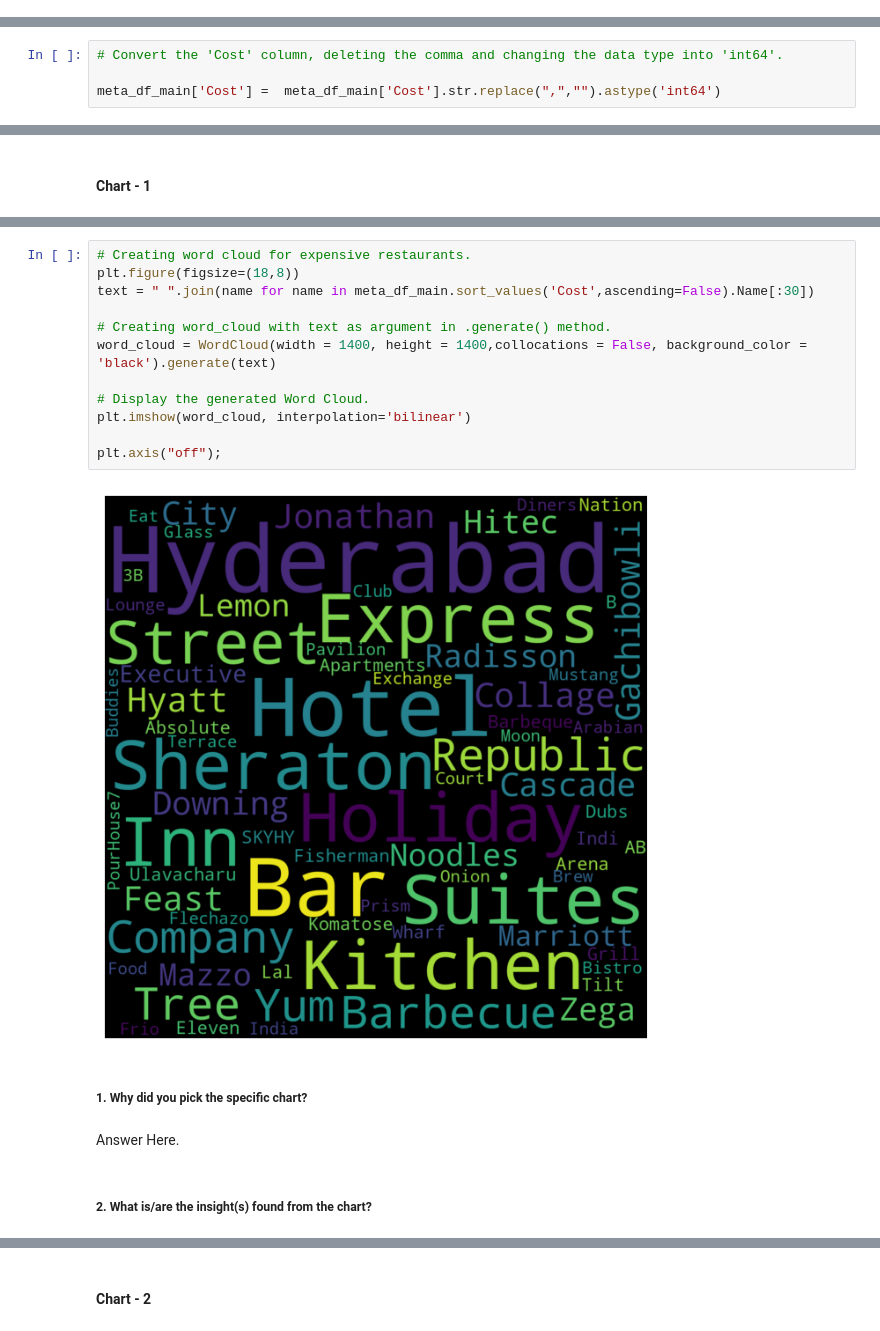
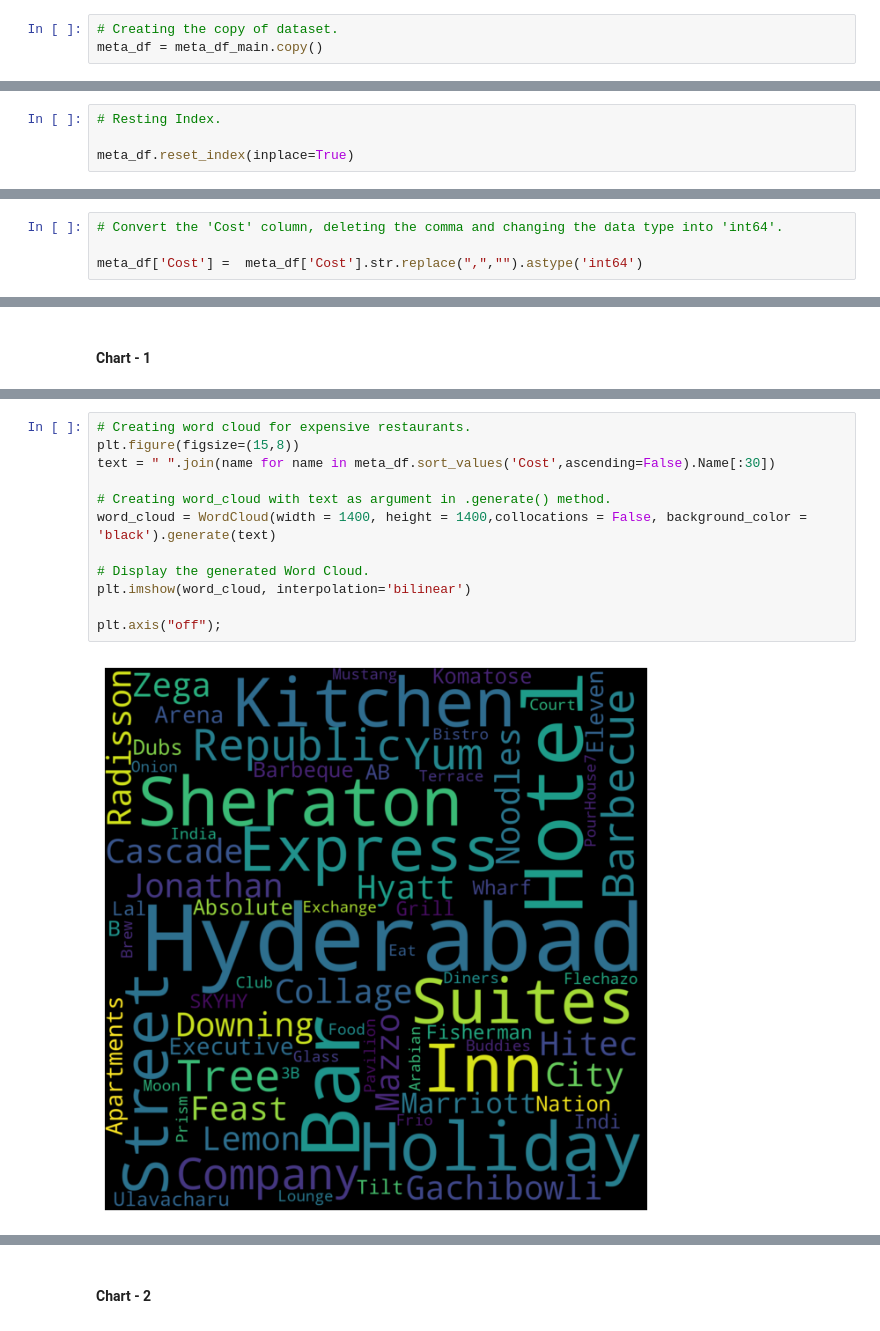
Before and after one commit to Amanr1996/Capstone_Zomato_Restaurant_clustering_and_sentiment_Analysis, a Jupyter notebook: Zomato_Restaurant_clustering_and_sentiment_Analysis.ipynb, the cells around one changed output, grey strips where cells are left out. Saved outputs shown, nothing was run; the diff lists cells and outputs as text.

```diff
--- a/Zomato_Restaurant_clustering_and_sentiment_Analysis.ipynb
+++ b/Zomato_Restaurant_clustering_and_sentiment_Analysis.ipynb
@@ -123,6 +90,9 @@ Mounted at /content/drive
 # %%
 # Importing datasets.
 meta_df_main=pd.read_csv("/content/drive/MyDrive/Capstone_Project_4/Zomato Restaurant names and Metadata.csv")
+# %%
+# Creating the copy of dataset.
+meta_df = meta_df_main.copy()
 # %% [markdown]
 ### Dataset First View
 # %%
@@ -171,0 +145,4 @@ We have 0 duplicate Values present in Data set
+# %%
+# Resting Index.
+
+meta_df.reset_index(inplace=True)
@@ -258,4 +243,4 @@ meta_df_main.describe()
 # %%
 # Convert the 'Cost' column, deleting the comma and changing the data type into 'int64'.
 
-meta_df_main['Cost'] =  meta_df_main['Cost'].str.replace(",","").astype('int64')
+meta_df['Cost'] =  meta_df['Cost'].str.replace(",","").astype('int64')
@@ -292,20 +276,14 @@ top10_res_by_cost = meta_df_main[['Name','Cost']].groupby('Name',as_index=False)
 # %%
 # Creating word cloud for expensive restaurants.
-plt.figure(figsize=(18,8))
-text = " ".join(name for name in meta_df_main.sort_values('Cost',ascending=False).Name[:30])
+plt.figure(figsize=(15,8))
+text = " ".join(name for name in meta_df.sort_values('Cost',ascending=False).Name[:30])
 
 # Creating word_cloud with text as argument in .generate() method.
 word_cloud = WordCloud(width = 1400, height = 1400,collocations = False, background_color = 'black').generate(text)
 
 # Display the generated Word Cloud.
 plt.imshow(word_cloud, interpolation='bilinear')
 
 plt.axis("off");
 # %% [output]
-[figure, old version]
+[figure, new version]
-# %% [markdown]
-##### 1. Why did you pick the specific chart?
-# %% [markdown]
-Answer Here.
-# %% [markdown]
-##### 2. What is/are the insight(s) found from the chart?
```
Also changed, not shown: parts of 391 cells of this notebook.
